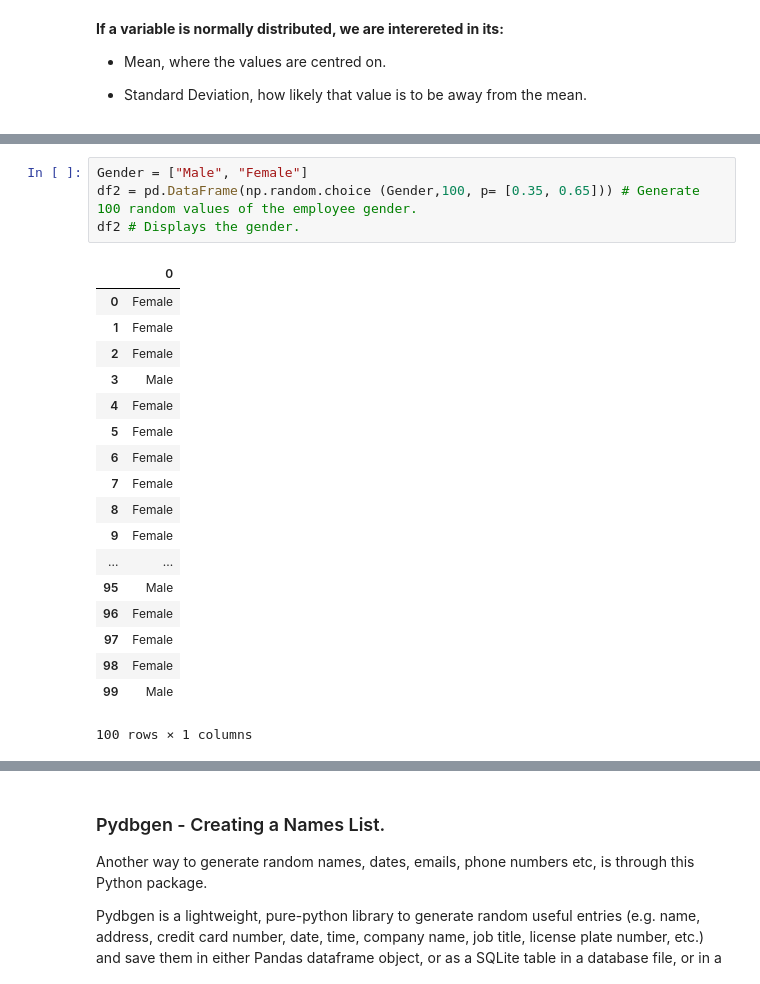
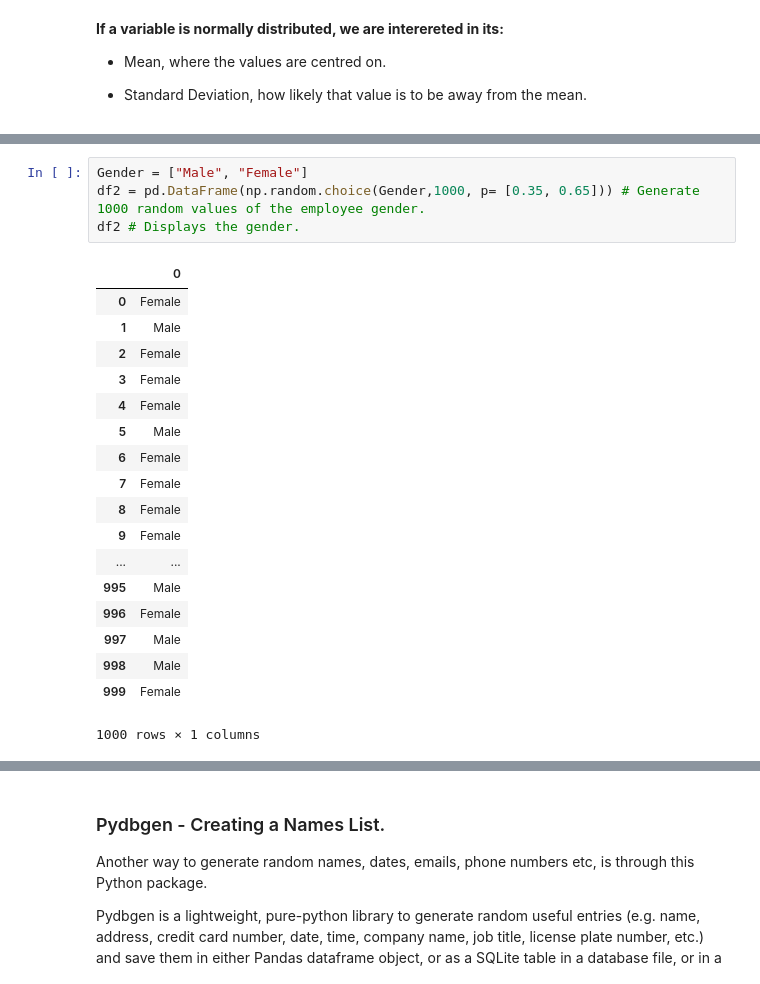
Before and after one commit to daithimarkham/Programming-for-Data-Analysis-Project-2019, a Jupyter notebook: Programming for Data Analysis Project 2019.ipynb, the cells around one changed output, grey strips where cells are left out. Saved outputs shown, nothing was run; the diff lists cells and outputs as text.

```diff
--- a/Programming for Data Analysis Project 2019.ipynb
+++ b/Programming for Data Analysis Project 2019.ipynb
@@ -214,23 +289,23 @@ We can see in the graph below what the reasons used to be, however, over the pas
 # %%
 Gender = ["Male", "Female"]
-df2 = pd.DataFrame(np.random.choice (Gender,100, p= [0.35, 0.65])) # Generate 100 random values of the employee gender.
+df2 = pd.DataFrame(np.random.choice(Gender,1000, p= [0.35, 0.65])) # Generate 1000 random values of the employee gender.
 df2 # Displays the gender.
 # %% [output]
 |  | 0 |
 | 0 | Female |
-| 1 | Female |
+| 1 | Male |
 | 2 | Female |
-| 3 | Male |
+| 3 | Female |
 | 4 | Female |
-| 5 | Female |
+| 5 | Male |
 | 6 | Female |
 | 7 | Female |
 | 8 | Female |
 | 9 | Female |
 | ... | ... |
-| 95 | Male |
-| 96 | Female |
-| 97 | Female |
-| 98 | Female |
-| 99 | Male |
+| 995 | Male |
+| 996 | Female |
+| 997 | Male |
+| 998 | Male |
+| 999 | Female |
-100 rows × 1 columns
+1000 rows × 1 columns
```
Also changed, not shown: parts of 24 cells of this notebook.
